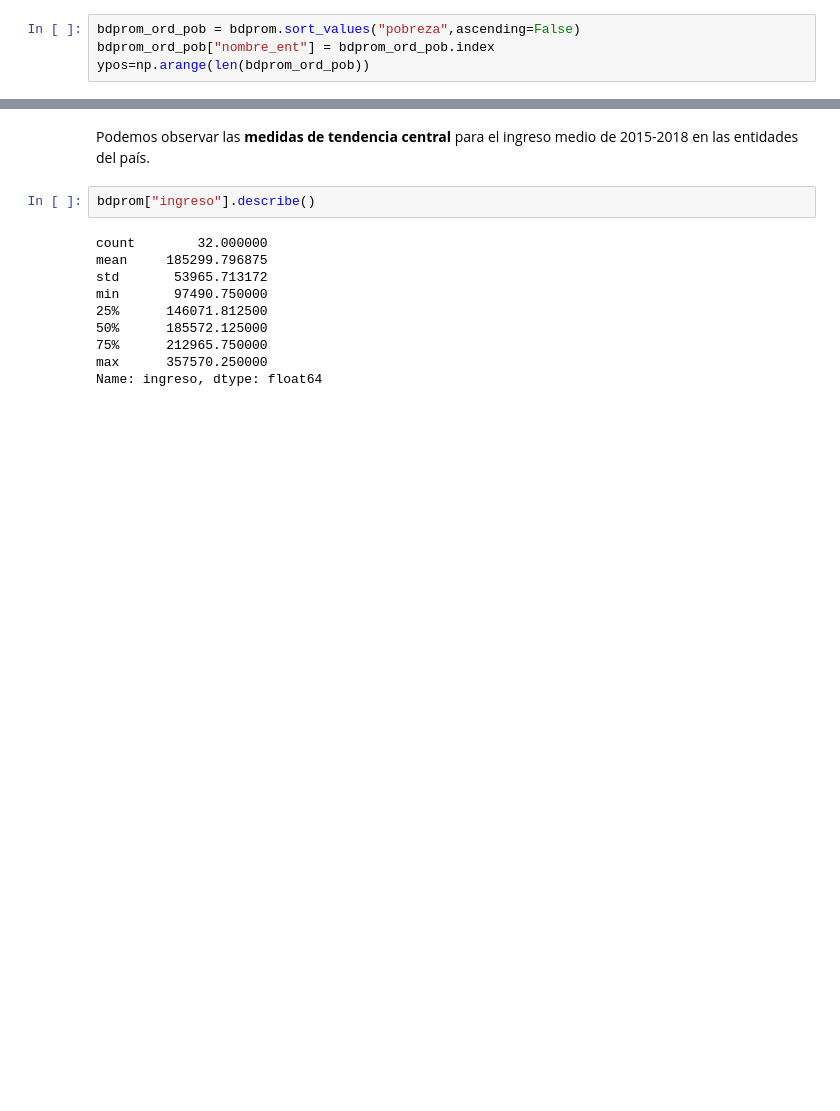
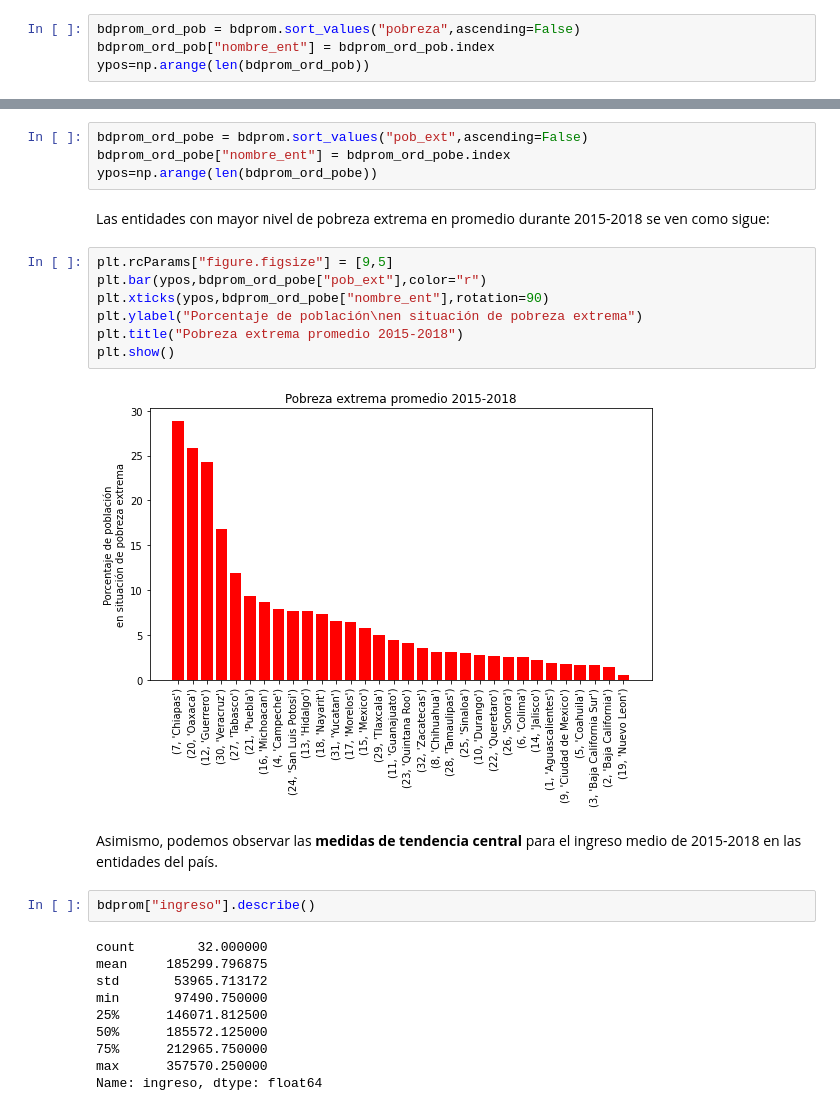
Before and after one commit to prope-2020-gh-classroom/practica-final-por-equipos-verano-2020-itam-JSOHE, a Jupyter notebook: cbautistap_wf.ipynb, the cells around one changed output, grey strips where cells are left out. Cells and saved outputs as stored; diff of their text form; blank space fills up the shorter version.

```diff
--- a/cbautistap_wf.ipynb
+++ b/cbautistap_wf.ipynb
@@ -306,5 +321,21 @@ ypos=np.arange(len(bdprom_ord_pob))
+# %%
+bdprom_ord_pobe = bdprom.sort_values("pob_ext",ascending=False)
+bdprom_ord_pobe["nombre_ent"] = bdprom_ord_pobe.index
+ypos=np.arange(len(bdprom_ord_pobe))
+# %% [markdown]
+Las entidades con mayor nivel de pobreza extrema en promedio durante 2015-2018 se ven como sigue:
+# %%
+plt.rcParams["figure.figsize"] = [9,5]
+plt.bar(ypos,bdprom_ord_pobe["pob_ext"],color="r")
+plt.xticks(ypos,bdprom_ord_pobe["nombre_ent"],rotation=90)
+plt.ylabel("Porcentaje de población\nen situación de pobreza extrema")
+plt.title("Pobreza extrema promedio 2015-2018")
+plt.show()
+# %% [output]
+[figure, added]
 # %% [markdown]
-Podemos observar las **medidas de tendencia central** para el ingreso medio de 2015-2018 en las entidades del país.
+
+Asimismo, podemos observar las **medidas de tendencia central** para el ingreso medio de 2015-2018 en las entidades del país.
 # %%
 bdprom["ingreso"].describe()
 # %% [output]
```
Also changed, not shown: parts of 42 cells of this notebook.
